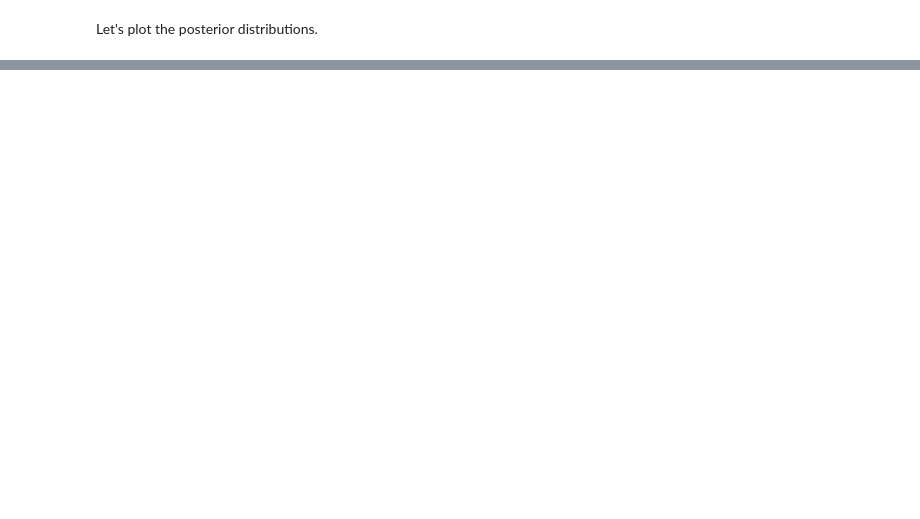
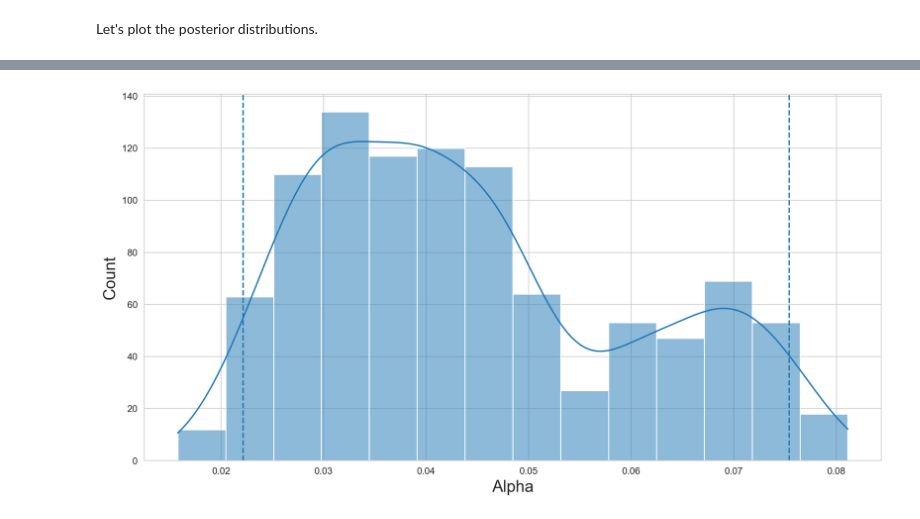
Before and after one commit to michal200292/ESUM, a Jupyter notebook: lab7.ipynb, the cells around one changed output, grey strips where cells are left out. Drawn from its saved outputs; the diff is of its cells as text; code cells hidden in the pictures; blank space fills up the shorter version.

```diff
--- a/lab7.ipynb
+++ b/lab7.ipynb
@@ -594,0 +689,6 @@ plot_posterior_dist(interval_change_samples[2:],
+# %%
+plot_posterior_dist(interval_change_samples[-1:],
+                    ['Alpha'],
+                    round_ticks=False)
+# %% [output]
+[figure, added]
```
Also changed, not shown: parts of 18 cells of this notebook.
